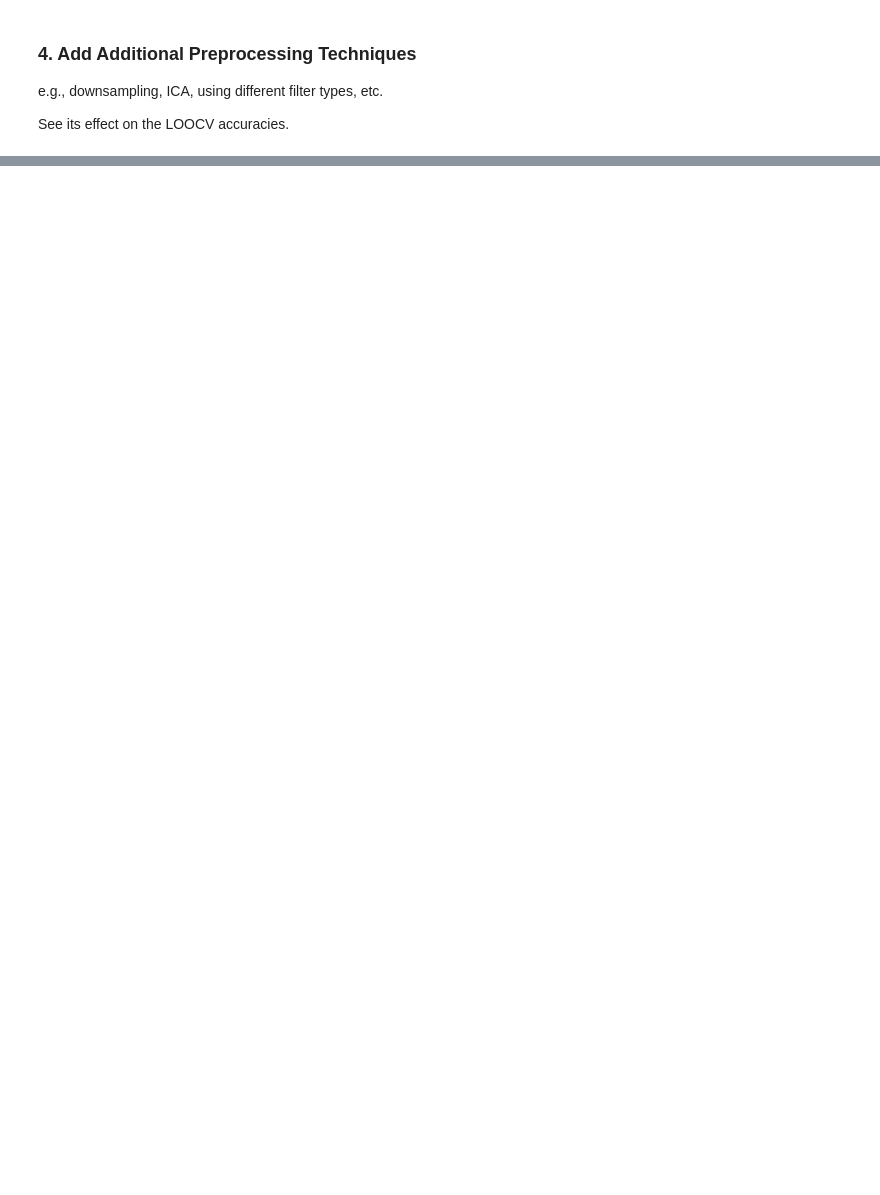
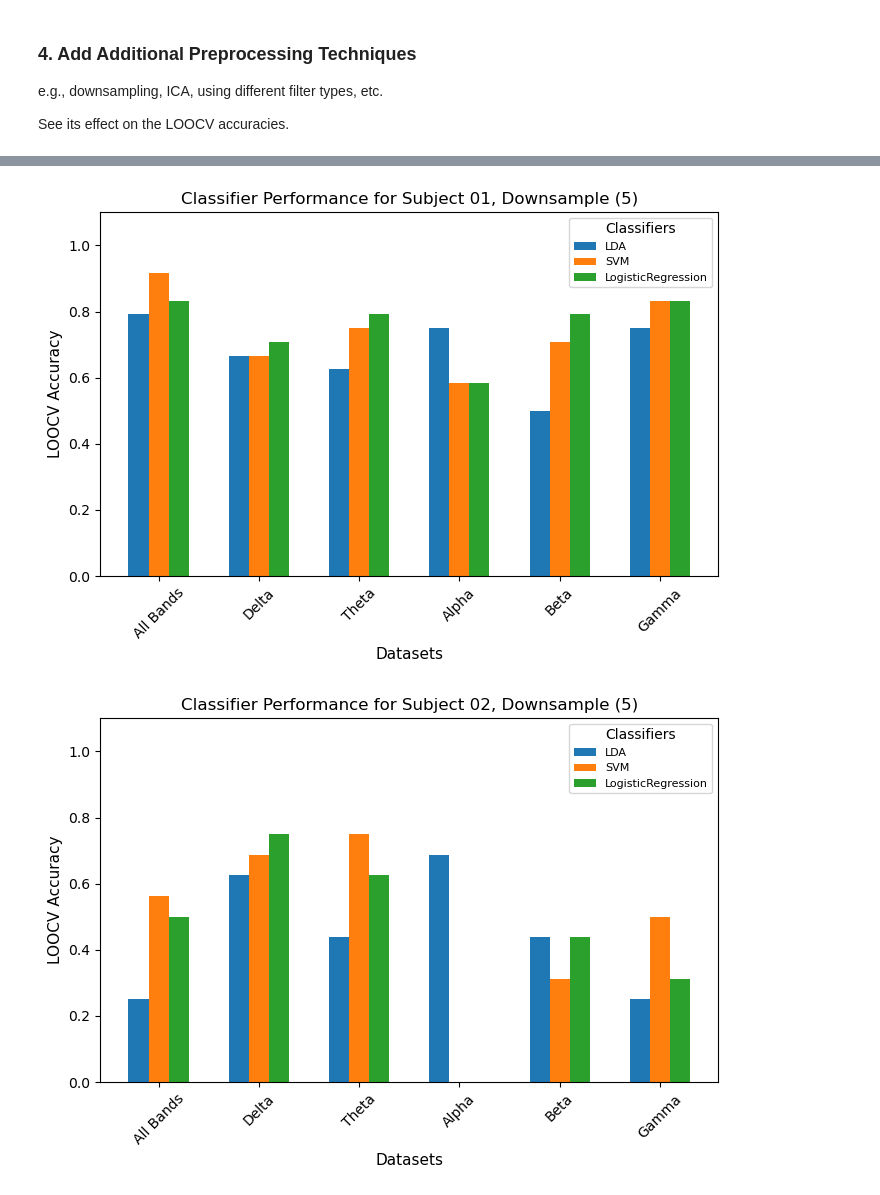
Before and after one commit to michaela10c/neurofeedback_analysis_pipeline, a Jupyter notebook: EEG_Data_Analysis_Pipeline.ipynb, the cells around one changed output, grey strips where cells are left out. Drawn from its saved outputs; the diff is of its cells as text; code cells hidden in the pictures; blank space fills up the shorter version.

```diff
--- a/EEG_Data_Analysis_Pipeline.ipynb
+++ b/EEG_Data_Analysis_Pipeline.ipynb
@@ -342,0 +419,6 @@ See its effect on the LOOCV accuracies.
+# %%
+## DOWNSAMPLE 5
+plot_results_single_subject(results, 5)
+# %% [output]
+[figure, added]
+[figure, added]
```
Also changed, not shown: parts of 30 cells of this notebook.
